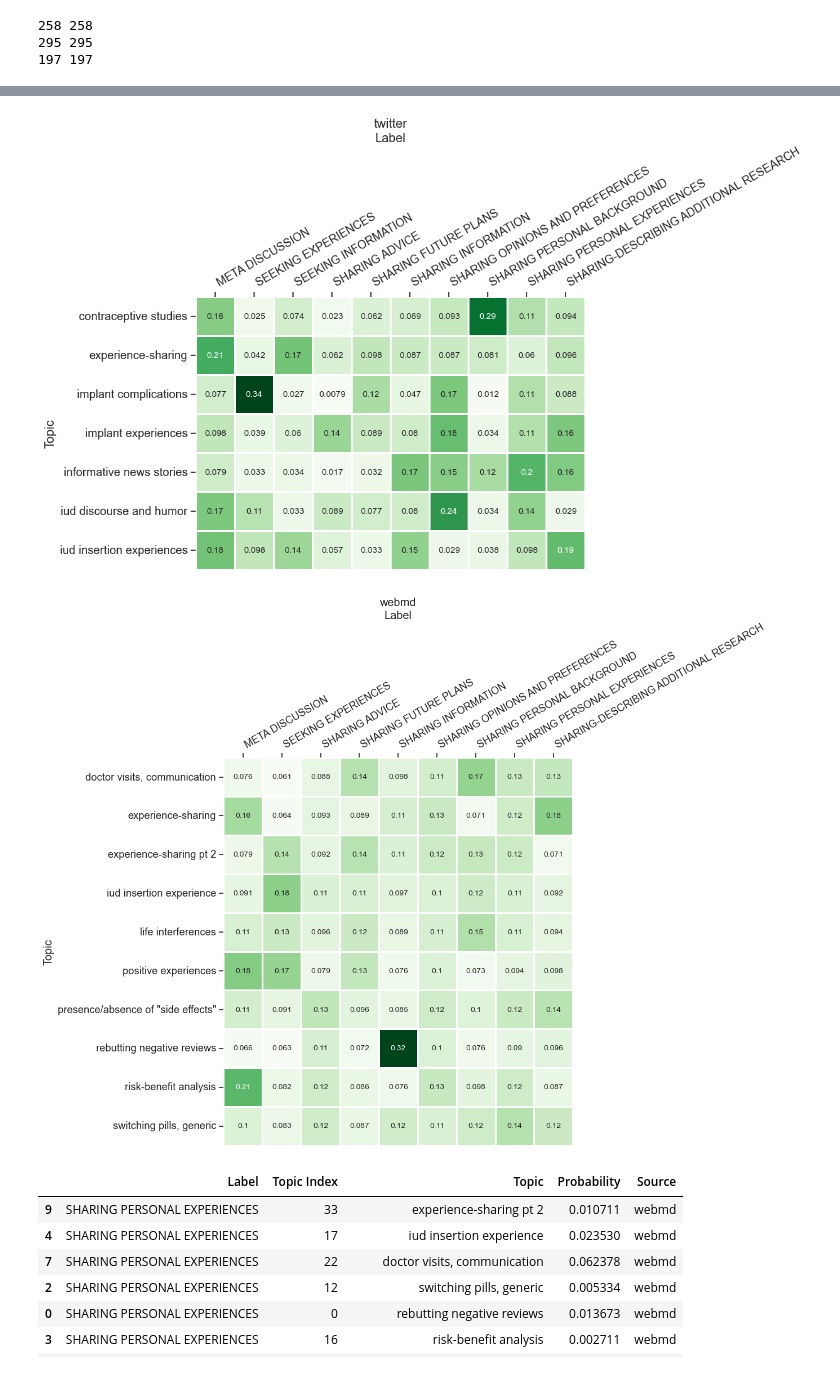
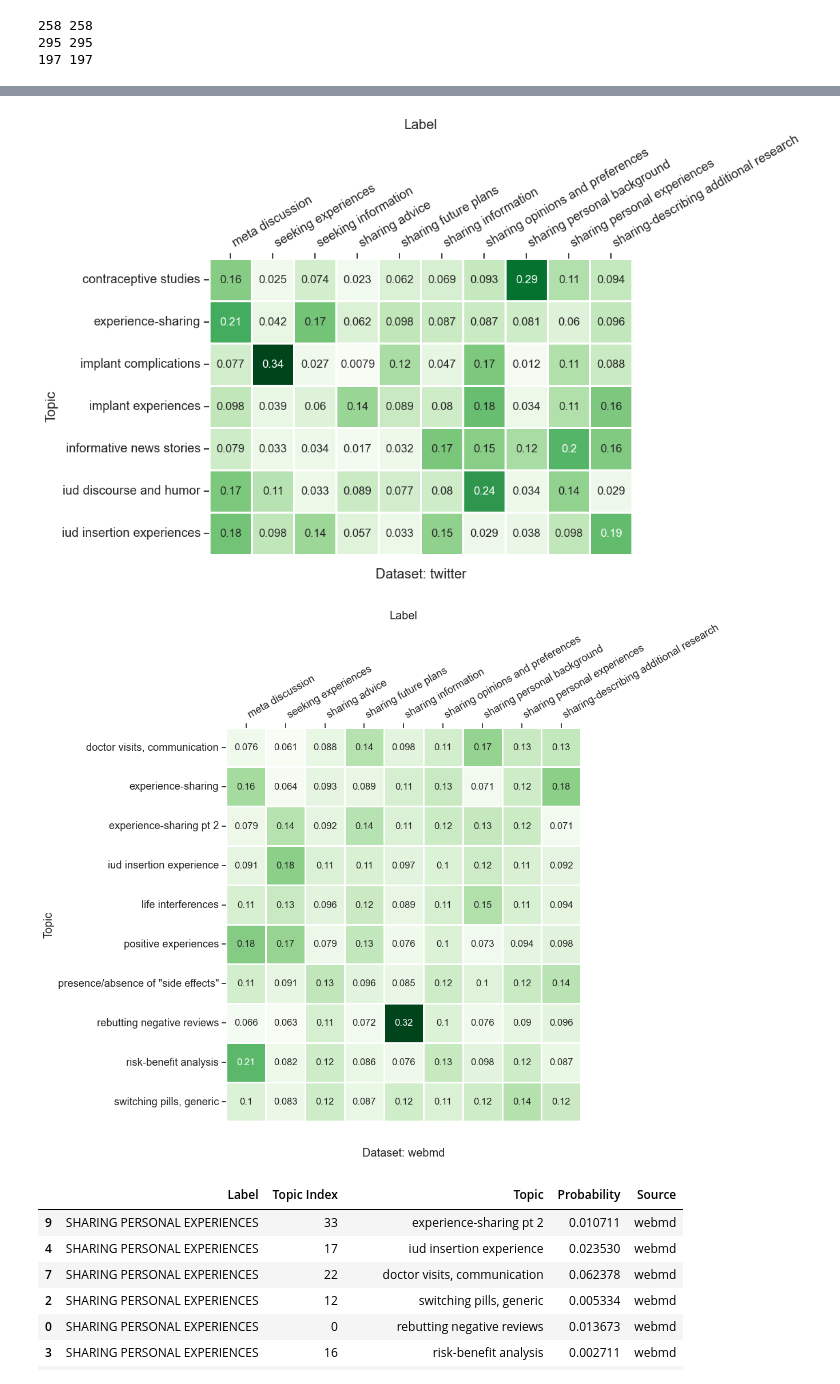
Before and after one commit to maria-antoniak/birth-control-maria, a Jupyter notebook: comparison-plots/compare_topics_side_effects.ipynb, the cells around one changed output, grey strips where cells are left out. Drawn from its saved outputs; the diff is of its cells as text; code cells hidden in the pictures.

```diff
--- a/comparison-plots/compare_topics_side_effects.ipynb
+++ b/comparison-plots/compare_topics_side_effects.ipynb
@@ -602,7 +602,7 @@ for _source, _labels in source_labels_dict.items():
                         'SEEKING EMOTIONAL SUPPORT']:
                 for _topic, _probability in enumerate(source_distributions_dict[_source][i]):
                     if _topic in source_sensemaking_topics_dict[_source]:
-                        dicts_to_plot.append({'Label': _label,
+                        dicts_to_plot.append({'Label': _label.lower(),
                                               'Topic Index': _topic,
                                               'Topic': source_string_dict[_source][_topic],
                                               'Probability': float(_probability),
@@ -624,11 +624,11 @@ for _source, _labels in source_labels_dict.items():
                      annot=True,
                      fmt='0.2g',
                      square=True,
-                     annot_kws={'fontsize':10})
+                     annot_kws={'fontsize':12})
     ax.xaxis.tick_top()
     ax.xaxis.set_label_position('top')
     plt.xticks(rotation=30, ha='left')
-    plt.title(_source)
+    plt.title('Dataset: ' + _source, y=-0.1)
     plt.savefig(output_directory_path + '/plots/labeling/heatmap.topics_x_labels.percents.' + _source + '.pdf', bbox_inches='tight')
     plt.show()
 # %% [output]
@@ -636,5 +636,5 @@ for _source, _labels in source_labels_dict.items():
-[figure, old version]
+[figure, new version]
-[figure, old version]
+[figure, new version]
 # %%
 df_to_plot.sample(10)
 # %% [output]
```
Also changed, not shown: parts of 1 cell of this notebook.
